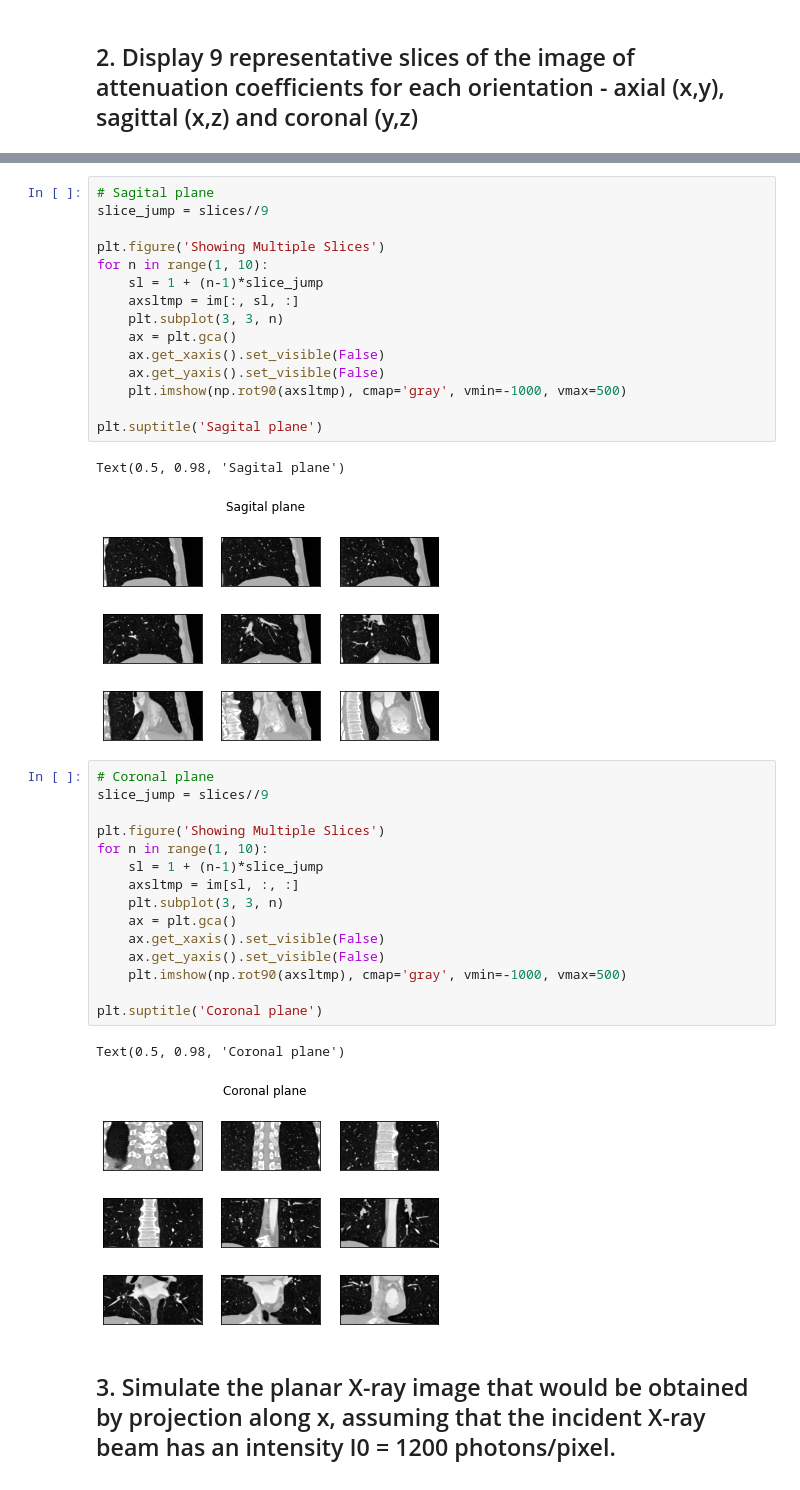
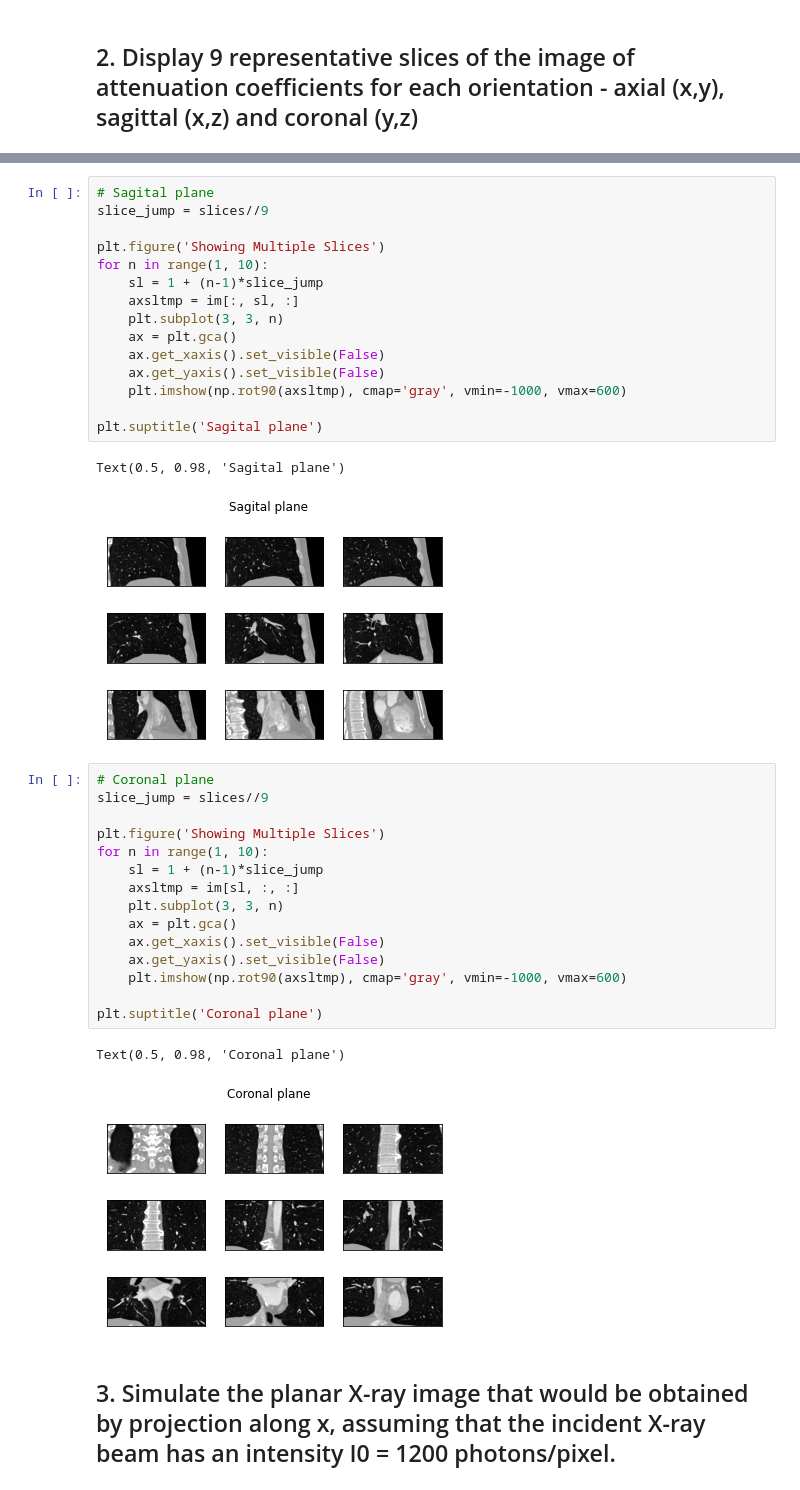
Before and after one commit to murillo-teixeira/medical-imaging-assignments, a Jupyter notebook: 1. Lab 1/Lab1.ipynb, the cells around one changed output, grey strips where cells are left out. Drawn from its saved outputs; the diff is of its cells as text.

```diff
--- a/1. Lab 1/Lab1.ipynb
+++ b/1. Lab 1/Lab1.ipynb
@@ -98,30 +99,30 @@ for n in range(1, 10):
     ax = plt.gca()
     ax.get_xaxis().set_visible(False)
     ax.get_yaxis().set_visible(False)
-    plt.imshow(np.rot90(axsltmp), cmap='gray', vmin=-1000, vmax=500)
+    plt.imshow(np.rot90(axsltmp), cmap='gray', vmin=-1000, vmax=600)
 
 plt.suptitle('Sagital plane')
 # %% [output]
 Text(0.5, 0.98, 'Sagital plane')
-[figure, old version]
+[figure, new version]
 # %%
 # Coronal plane
 slice_jump = slices//9
 
 plt.figure('Showing Multiple Slices')
 for n in range(1, 10):
     sl = 1 + (n-1)*slice_jump
     axsltmp = im[sl, :, :]
     plt.subplot(3, 3, n)
     ax = plt.gca()
     ax.get_xaxis().set_visible(False)
     ax.get_yaxis().set_visible(False)
-    plt.imshow(np.rot90(axsltmp), cmap='gray', vmin=-1000, vmax=500)
+    plt.imshow(np.rot90(axsltmp), cmap='gray', vmin=-1000, vmax=600)
 
 plt.suptitle('Coronal plane')
 # %% [output]
 Text(0.5, 0.98, 'Coronal plane')
-[figure, old version]
+[figure, new version]
 # %% [markdown]
 ## 3. Simulate the planar X-ray image that would be obtained by projection along x, assuming that the incident X-ray beam has an intensity I0 = 1200 photons/pixel.
 # %% [markdown]
```
Also changed, not shown: parts of 13 cells of this notebook.
